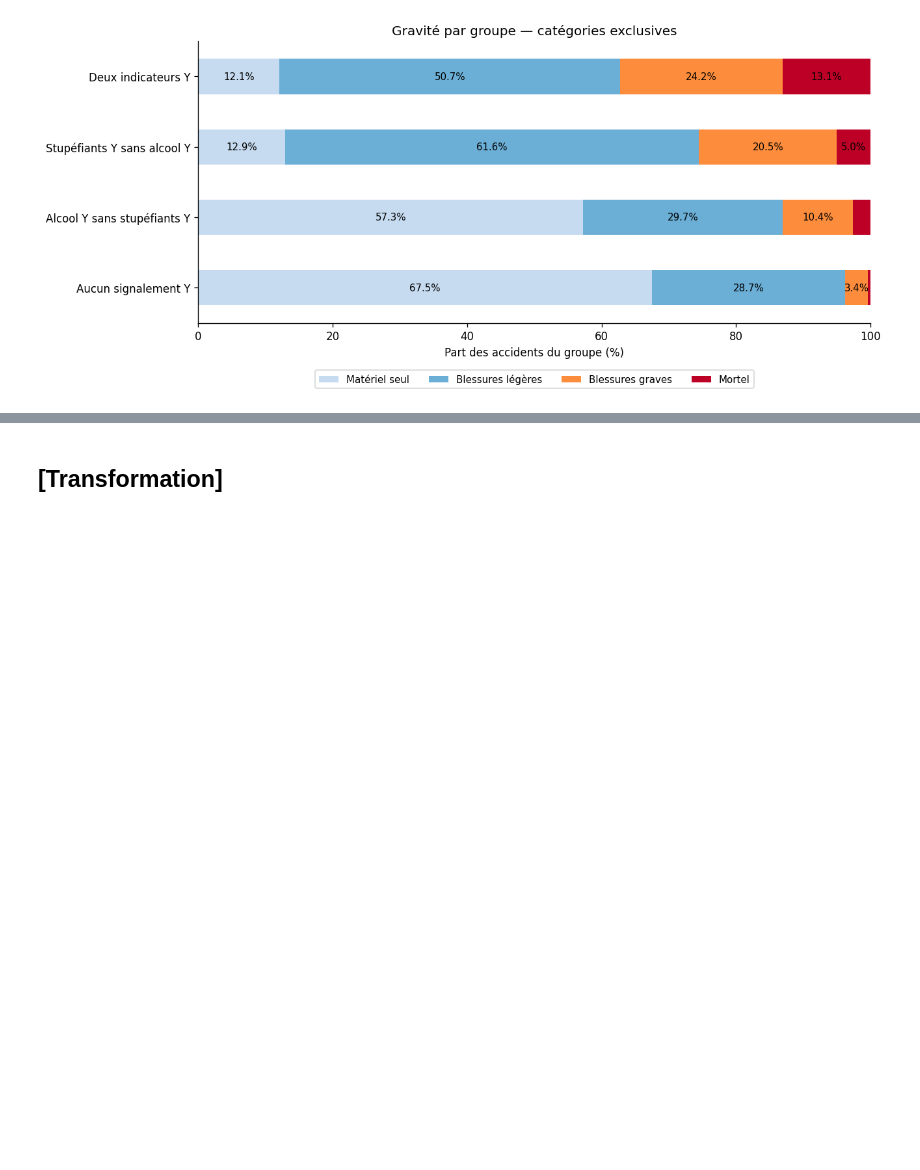
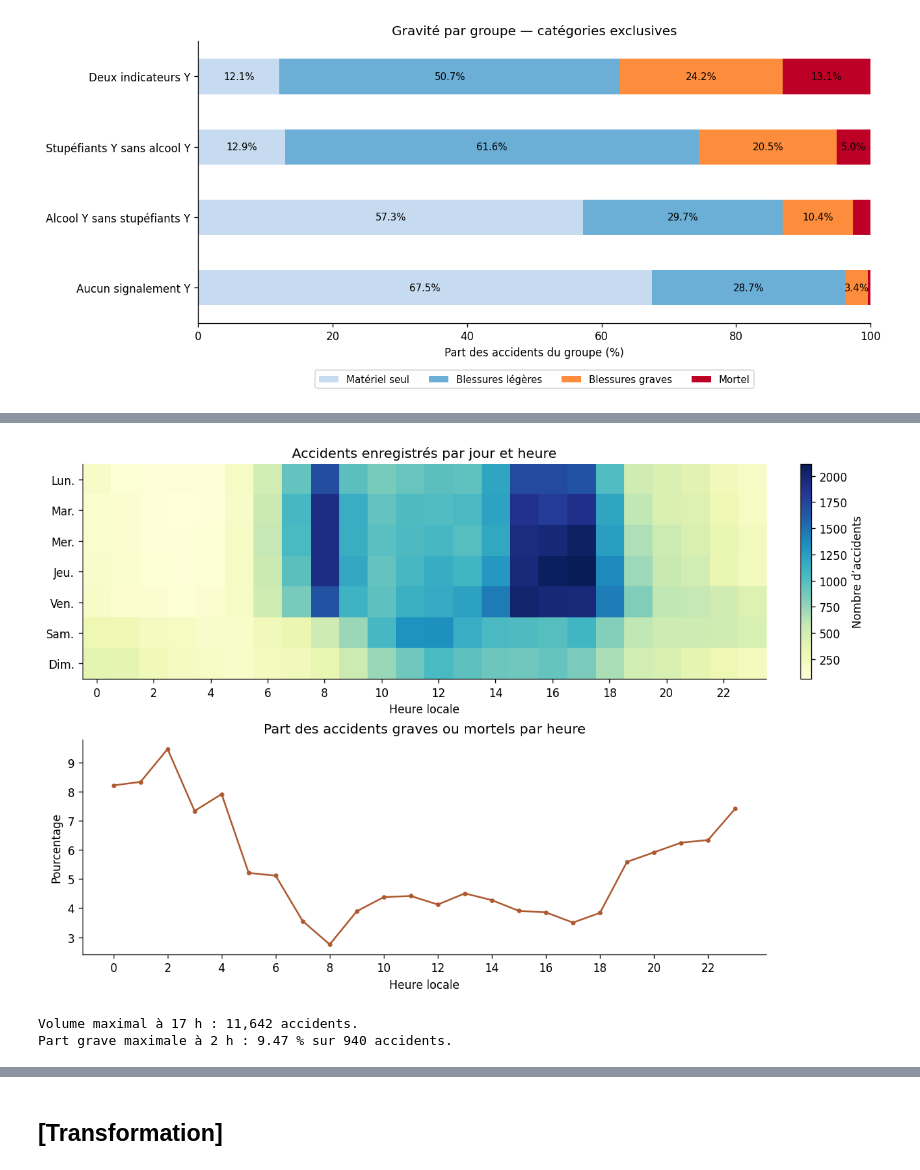
Before and after one commit to alex-abdallah/bigData, a Jupyter notebook: TP2/Road_Crash_PySpark.ipynb, the cells around one changed output, grey strips where cells are left out. Saved outputs shown, nothing was run; the diff lists cells and outputs as text; code cells hidden in the pictures; blank space fills up the shorter version.

```diff
--- a/TP2/Road_Crash_PySpark.ipynb
+++ b/TP2/Road_Crash_PySpark.ipynb
@@ -291,0 +456,29 @@ chaque accident avant les agrégations.
+# %%
+jours = ["Monday", "Tuesday", "Wednesday", "Thursday", "Friday", "Saturday", "Sunday"]
+libelles = ["Lun.", "Mar.", "Mer.", "Jeu.", "Ven.", "Sam.", "Dim."]
+calendrier = (contexte.dropna(subset=["heure"]).groupBy("Day", "heure").agg(
+    F.count("*").alias("accidents"), F.sum(col("label").cast("long")).alias("graves"))).toPandas()
+assert int(calendrier["accidents"].sum()) + qualite["heures_illisibles"] == n_crash
+grille = calendrier.pivot(index="Day", columns="heure", values="accidents").reindex(index=jours, columns=range(24))
+par_heure = calendrier.groupby("heure")[['accidents', 'graves']].sum()
+par_heure["graves_pct"] = 100 * par_heure["graves"] / par_heure["accidents"]
+
+fig, axes = plt.subplots(2, 1, figsize=(10.2, 6.8), layout="constrained")
+im = axes[0].imshow(grille.fillna(0), cmap="YlGnBu", interpolation="nearest", aspect="auto")
+axes[0].set(title="Accidents enregistrés par jour et heure", yticks=range(7), yticklabels=libelles)
+fig.colorbar(im, ax=axes[0], label="Nombre d’accidents")
+axes[1].plot(par_heure.index, par_heure["graves_pct"], color="#ad582f", marker="o", ms=3)
+axes[1].set(title="Part des accidents graves ou mortels par heure", ylabel="Pourcentage")
+for ax in axes:
+    ax.set(xlabel="Heure locale", xticks=range(0, 24, 2))
+fig.savefig(OUT / "05_gravite_par_heure.png", bbox_inches="tight")
+plt.show()
+pointe = int(par_heure["accidents"].idxmax())
+forte_part = int(par_heure["graves_pct"].idxmax())
+print(f"Volume maximal à {pointe} h : {par_heure.loc[pointe, 'accidents']:,} accidents.")
+print(f"Part grave maximale à {forte_part} h : {par_heure.loc[forte_part, 'graves_pct']:.2f} % "
+      f"sur {par_heure.loc[forte_part, 'accidents']:,} accidents.")
+# %% [output]
+[figure, added]
+Volume maximal à 17 h : 11,642 accidents.
+Part grave maximale à 2 h : 9.47 % sur 940 accidents.
```
Also changed, not shown: parts of 86 cells of this notebook, 24 other files.
